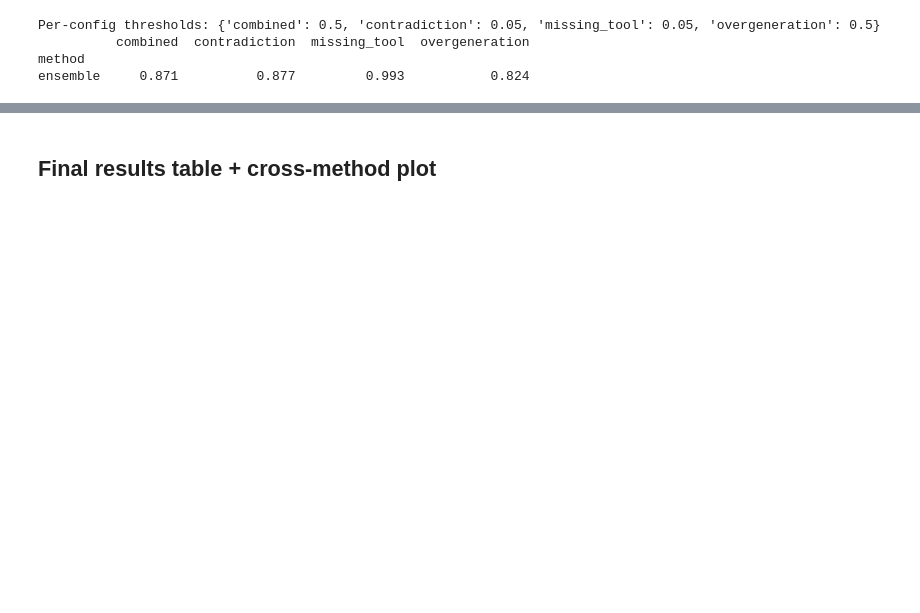
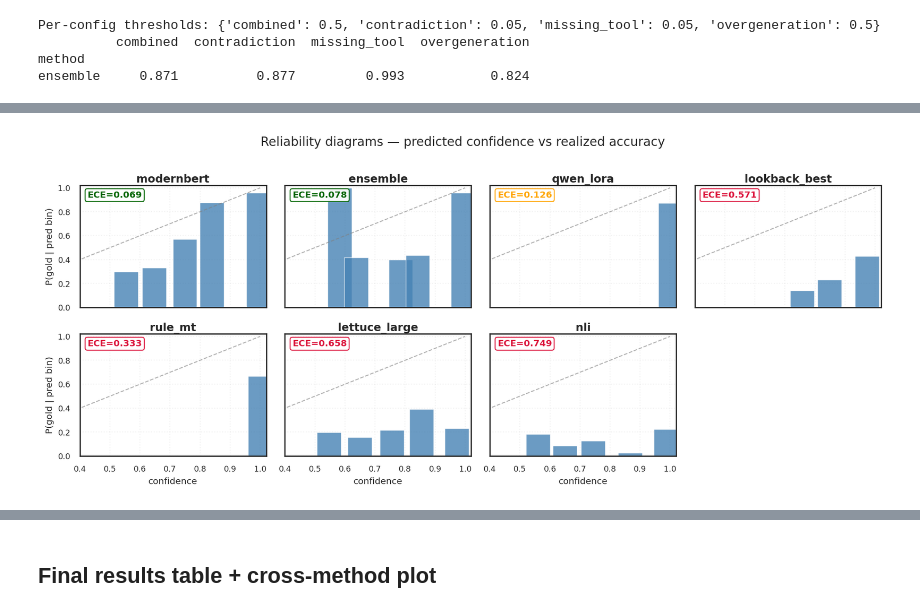
Before and after one commit to Ivan45634/halu-toolace, a Jupyter notebook: notebooks/solution.ipynb, the cells around one changed output, grey strips where cells are left out. Saved outputs shown, nothing was run; the diff lists cells and outputs as text; code cells hidden in the pictures; blank space fills up the shorter version.

```diff
--- a/notebooks/solution.ipynb
+++ b/notebooks/solution.ipynb
@@ -1714,0 +1829,4 @@ ensemble     0.871          0.877         0.993           0.824
+# %%
+show('calibration.png')
+# %% [output]
+[figure, added]
```
Also changed, not shown: parts of 29 cells of this notebook, 19 other files.
